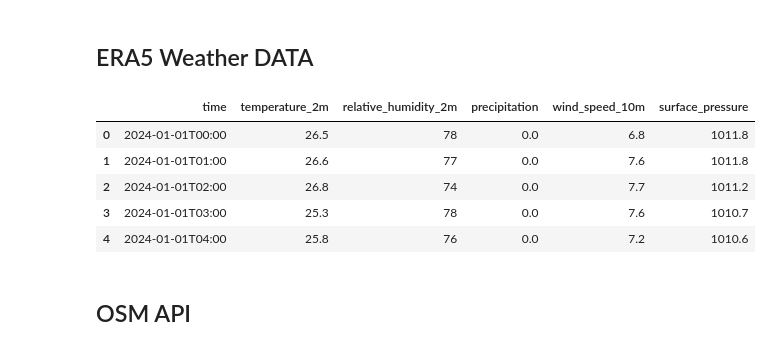
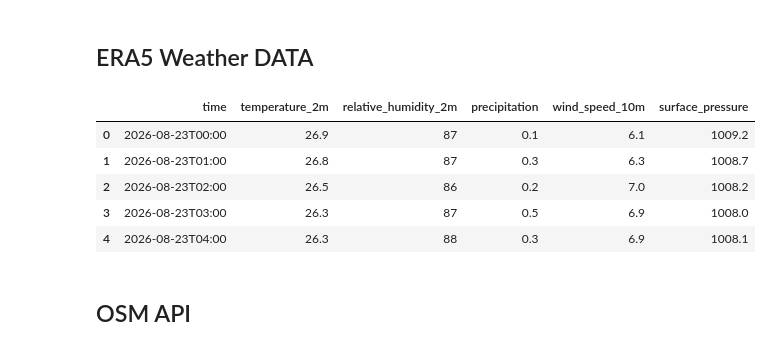
Before and after one commit to UndyingChocomint/2110531_DSDE_2026s1_final_exam_project, a Jupyter notebook: Notebook/1. DS EDA.ipynb, the cells around one changed output. Drawn from its saved outputs; the diff is of its cells as text; code cells hidden in the pictures.

```diff
--- a/Notebook/1. DS EDA.ipynb
+++ b/Notebook/1. DS EDA.ipynb
@@ -194,36 +212,36 @@ download_info(traffic_idx_link_list, year_list, traffic_idx_dir)
 # %%
 url = "https://archive-api.open-meteo.com/v1/archive"
 
 params = {
     "latitude": 13.7563,
     "longitude": 100.5018,
-    "start_date": "2024-01-01",
-    "end_date": "2024-12-31",
+    "start_date": "2026-08-23",
+    "end_date": "2026-08-24",
     "hourly": [
         "temperature_2m",
         "relative_humidity_2m",
         "precipitation",
         "wind_speed_10m",
         "surface_pressure"
     ],
     "timezone": "Asia/Bangkok",
     "models": "era5"
 }
 
 response = requests.get(url, params=params, timeout=60)
 response.raise_for_status()
 
 data = response.json()
 df = pd.DataFrame(data["hourly"])
 
 df.head()
 # %% [output]
 |  | time | temperature_2m | relative_humidity_2m | precipitation | wind_speed_10m | surface_pressure |
-| 0 | 2024-01-01T00:00 | 26.5 | 78 | 0.0 | 6.8 | 1011.8 |
-| 1 | 2024-01-01T01:00 | 26.6 | 77 | 0.0 | 7.6 | 1011.8 |
-| 2 | 2024-01-01T02:00 | 26.8 | 74 | 0.0 | 7.7 | 1011.2 |
-| 3 | 2024-01-01T03:00 | 25.3 | 78 | 0.0 | 7.6 | 1010.7 |
-| 4 | 2024-01-01T04:00 | 25.8 | 76 | 0.0 | 7.2 | 1010.6 |
+| 0 | 2026-08-23T00:00 | 26.9 | 87 | 0.1 | 6.1 | 1009.2 |
+| 1 | 2026-08-23T01:00 | 26.8 | 87 | 0.3 | 6.3 | 1008.7 |
+| 2 | 2026-08-23T02:00 | 26.5 | 86 | 0.2 | 7.0 | 1008.2 |
+| 3 | 2026-08-23T03:00 | 26.3 | 87 | 0.5 | 6.9 | 1008.0 |
+| 4 | 2026-08-23T04:00 | 26.3 | 88 | 0.3 | 6.9 | 1008.1 |
 # %% [markdown]
 ## OSM API
 # %%
```
Also changed, not shown: parts of 4 cells of this notebook, 9 other files.
